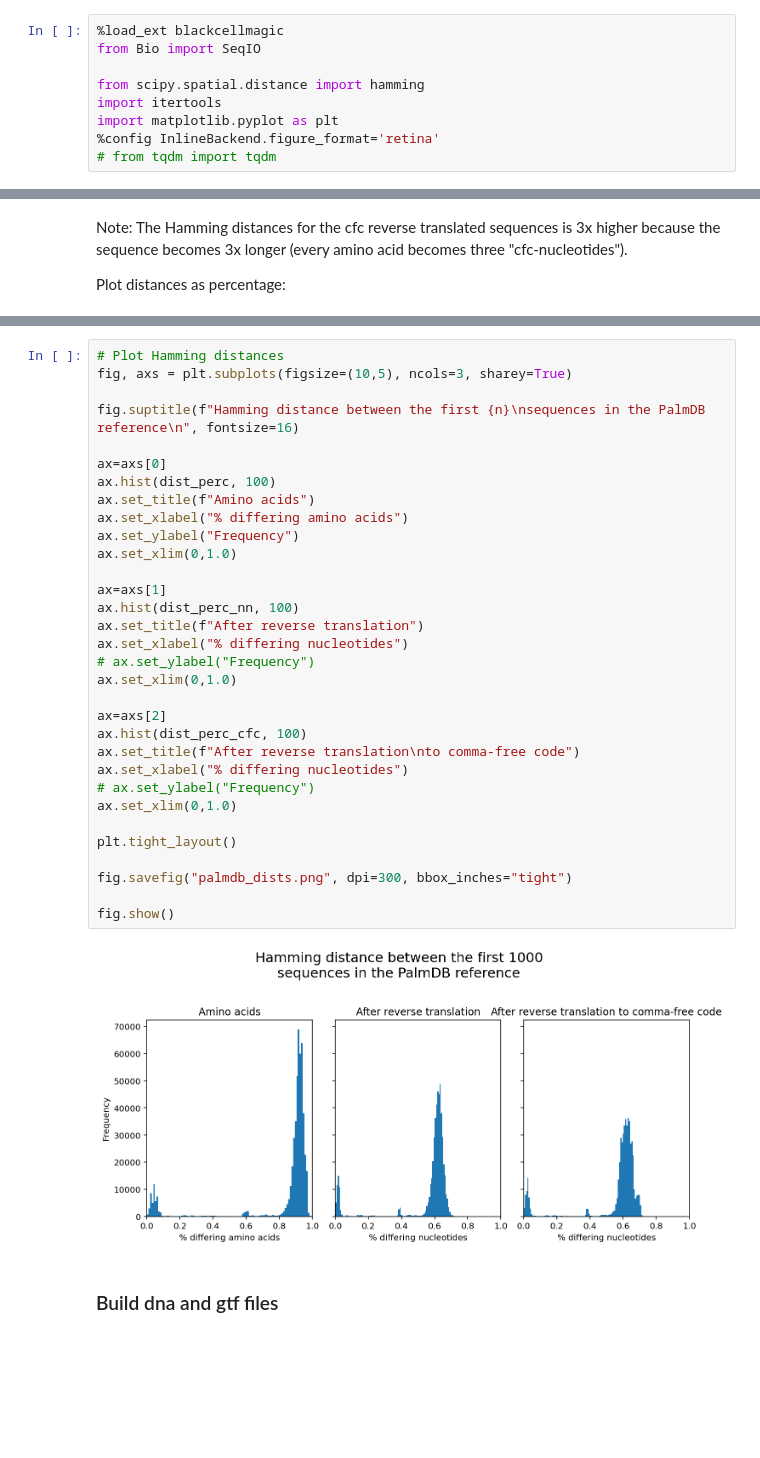
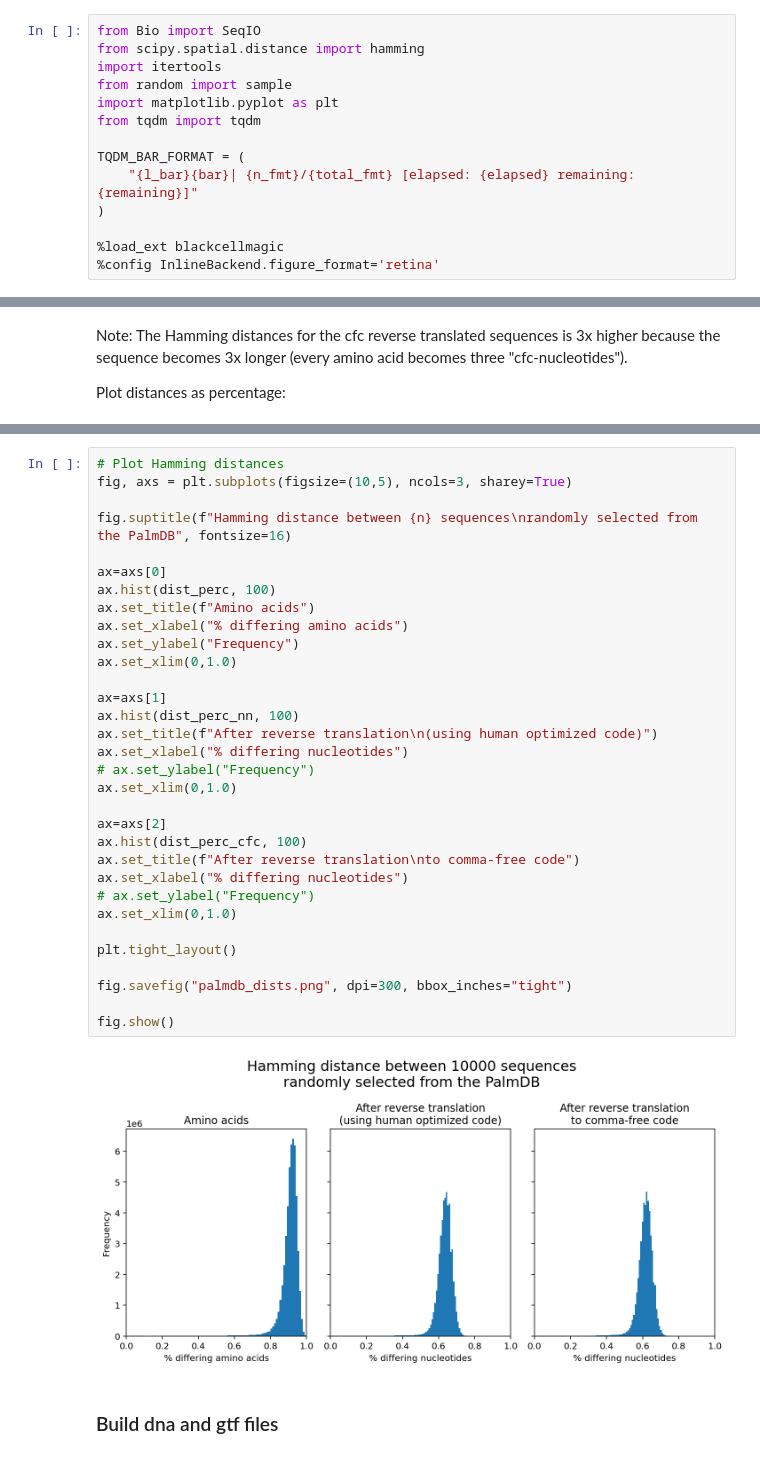
Before and after one commit to pachterlab/kallisto, a Jupyter notebook: fasta_to_cfc.ipynb, the cells around one changed output, grey strips where cells are left out. Saved outputs shown, nothing was run; the diff lists cells and outputs as text; blank space fills up the shorter version.

Commit message:
Computed hamming dists for 10k seqs

```diff
--- a/fasta_to_cfc.ipynb
+++ b/fasta_to_cfc.ipynb
@@ -1,11 +1,16 @@
 # %% [markdown]
 ### Translate fasta containing amino acid sequences to comma-free code:
 # %%
-%load_ext blackcellmagic
 from Bio import SeqIO
-
 from scipy.spatial.distance import hamming
 import itertools
+from random import sample
 import matplotlib.pyplot as plt
+from tqdm import tqdm
+
+TQDM_BAR_FORMAT = (
+    "{l_bar}{bar}| {n_fmt}/{total_fmt} [elapsed: {elapsed} remaining: {remaining}]"
+)
+
+%load_ext blackcellmagic
 %config InlineBackend.figure_format='retina'
-# from tqdm import tqdm
@@ -225,36 +214,36 @@ Wall time: 16min 44s
 # Plot Hamming distances
 fig, axs = plt.subplots(figsize=(10,5), ncols=3, sharey=True)
 
-fig.suptitle(f"Hamming distance between the first {n}\nsequences in the PalmDB reference\n", fontsize=16)
+fig.suptitle(f"Hamming distance between {n} sequences\nrandomly selected from the PalmDB", fontsize=16)
 
 ax=axs[0]
 ax.hist(dist_perc, 100)
 ax.set_title(f"Amino acids")
 ax.set_xlabel("% differing amino acids")
 ax.set_ylabel("Frequency")
 ax.set_xlim(0,1.0)
 
 ax=axs[1]
 ax.hist(dist_perc_nn, 100)
-ax.set_title(f"After reverse translation")
+ax.set_title(f"After reverse translation\n(using human optimized code)")
 ax.set_xlabel("% differing nucleotides")
 # ax.set_ylabel("Frequency")
 ax.set_xlim(0,1.0)
 
 ax=axs[2]
 ax.hist(dist_perc_cfc, 100)
 ax.set_title(f"After reverse translation\nto comma-free code")
 ax.set_xlabel("% differing nucleotides")
 # ax.set_ylabel("Frequency")
 ax.set_xlim(0,1.0)
 
 plt.tight_layout()
 
 fig.savefig("palmdb_dists.png", dpi=300, bbox_inches="tight")
 
 fig.show()
 # %% [output]
-[figure, old version]
+[figure, new version]
 # %% [markdown]
 ### Build dna and gtf files
 # %%
```
Also changed, not shown: parts of 4 cells of this notebook, 1 other file.
